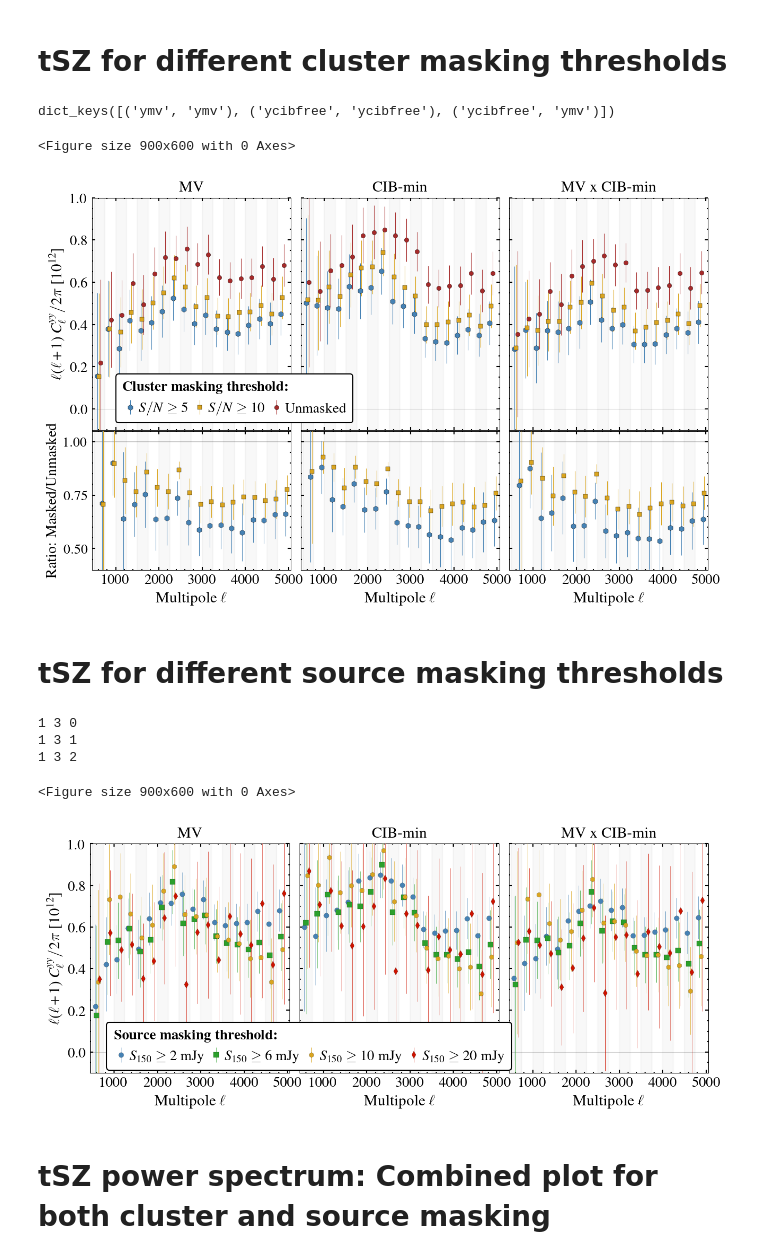
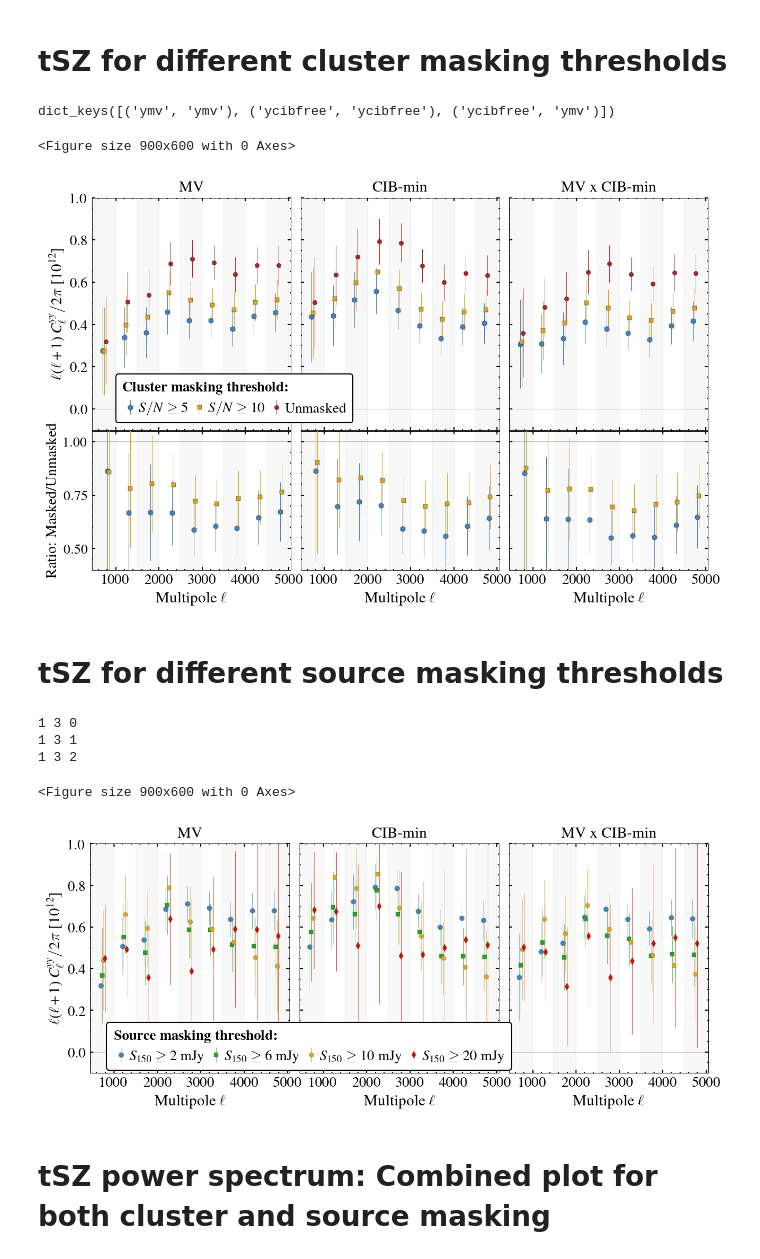
Before and after one commit to sriniraghunathan/tSZ_2pt_SPT_SPIRE, a Jupyter notebook: read_files_and_make_plots.ipynb, the cells around one changed output. Cells and saved outputs as stored; diff of their text form; code cells hidden in the pictures.

```diff
--- a/read_files_and_make_plots.ipynb
+++ b/read_files_and_make_plots.ipynb
@@ -1596,7 +1896,9 @@ dict_keys([('ymv', 'ymv'), ('ycibfree', 'ycibfree'), ('ycibfree', 'ymv')])
 # %%
 from scipy.optimize import curve_fit
 
-fname = 'results/100d_tsz_final_estimate.npy'
+#fname = 'results/100d_tsz_final_estimate.npy'
+#fname = 'results/power_spectra_lmin500_lmax7000_deltal250/100d_tsz_final_estimate_beamrc5.1_noslope.npy'
+fname = 'results/power_spectra_lmin500_lmax5000_deltal500/100d_tsz_final_estimate_beamrc5.1_noslope.npy'
 res_dic = np.load(fname, allow_pickle=True).item()
 print(res_dic.keys())
 
@@ -1724,18 +2026,22 @@ for m1m2cntr, m1m2 in enumerate( m1_m2_ilc_comb_arr_to_plot ):
             colorval, labval, mkrval, msval = cluster_masking_snr_specs_dic[cluster_masking_snr]
             #plot( el_, curr_cl_data/baseline_cl_data, color = colorval, ls = '-')
             curr_ratio = curr_cl_data/baseline_cl_data
-            ####curr_ratio_error = dl_fac * cl_data_err
-            curr_ratio_with_low_error = (curr_cl_data - cl_data_err)/(baseline_cl_data - cl_data_err)
-            curr_ratio_with_high_error = (curr_cl_data + cl_data_err)/(baseline_cl_data + cl_data_err)
+            curr_ratio_error = cl_data_err/baseline_cl_data
             yminval, ymaxval = 0.4, 1.05
             ylabval = r'Ratio: Masked/Unmasked'
+            """
             if (0):
-                curr_ratio = 1./curr_ratio
-                curr_ratio_with_low_error = 1./curr_ratio_with_low_error
-                curr_ratio_with_high_error = 1./curr_ratio_with_high_error
-                yminval, ymaxval = 0.95, 2.
-                ylabval = r'Ratio: Unmasked/masked'
-            curr_ratio_error = (curr_ratio_with_low_error-curr_ratio_with_high_error)
+                ####curr_ratio_error = dl_fac * cl_data_err
+                curr_ratio_with_low_error = (curr_cl_data - cl_data_err)/(baseline_cl_data - cl_data_err)
+                curr_ratio_with_high_error = (curr_cl_data + cl_data_err)/(baseline_cl_data + cl_data_err)
+                if (0):
+                    curr_ratio = 1./curr_ratio
+                    curr_ratio_with_low_error = 1./curr_ratio_with_low_error
+                    curr_ratio_with_high_error = 1./curr_ratio_with_high_error
+                    yminval, ymaxval = 0.95, 2.
+                    ylabval = r'Ratio: Unmasked/masked'
+                curr_ratio_error = (curr_ratio_with_low_error-curr_ratio_with_high_error)
+            """
             """
             if (0): #fit for tilt
                 x, y = el_, curr_ratio
@@ -1778,43 +2084,50 @@ for m1m2cntr, m1m2 in enumerate( m1_m2_ilc_comb_arr_to_plot ):
                      color = colorval, mec = 'black', mew = 0.2,
                      ls ='None',
                      label = labval,
                      capsize = capsizeval,
                      marker = mkrval, ms = msval,
                      elinewidth = lwval, ecolor = colorval,
                      zorder = 10000,
                     )
             xshiftval += xshiftdeltaval
 
         xlabel(r'Multipole $\ell$', fontsize = fsval)
         if m1m2cntr == 0:
             ylabel(ylabval, fontsize = fsval-0.5)
         else:
             setp(ax.get_yticklabels(), visible=False)
         xlim(xmin, xmax); ylim(yminval, ymaxval)
         axhline(1., lw = 0.2)
         ax = make_ver_shades(ax, el_)
         ax = format_axis(ax, fsval-1., fsval-1.5)
         ax.yaxis.set_major_locator(MaxNLocator(nbins=3))
 
 
 plname = 'plots/ymap_spectra_data_cluster_masking'
 plname = '%s.pdf' %(plname)
 #plname = '%s.png' %(plname)
 savefig(plname, dpi = 200.)
 show()
 # %% [output]
 dict_keys([('ymv', 'ymv'), ('ycibfree', 'ycibfree'), ('ycibfree', 'ymv')])
 <Figure size 900x600 with 0 Axes>
-[figure, old version]
+[figure, new version]
 # %% [markdown]
 # tSZ for different source masking thresholds
 # %%
-fname1 = 'results/100d_tsz_final_estimate.npy'
-fname2 = 'results/100d_tsz_final_estimate_6mjy.npy'
-fname3 = 'results/100d_tsz_final_estimate_10mjy.npy'
-fname4 = 'results/100d_tsz_final_estimate_20mjy.npy'
+#fname1 = 'results/100d_tsz_final_estimate.npy'
+extra_str = ''
+fd = 'results/power_spectra_lmin500_lmax7000_deltal250/'
+if (1):
+    fd = 'results/power_spectra_lmin500_lmax5000_deltal500/'
+    extra_str = '_beamrc5.1_noslope'
+fname1 = '%s/100d_tsz_final_estimate%s.npy' %(fd, extra_str)
+fname2 = '%s/100d_tsz_final_estimate_6mjy%s.npy' %(fd, extra_str)
+fname3 = '%s/100d_tsz_final_estimate_10mjy%s.npy' %(fd, extra_str)
+fname4 = '%s/100d_tsz_final_estimate_20mjy%s.npy' %(fd, extra_str)
 
 fname_dic = {2: fname1, 6: fname2, 10: fname3, 20: fname4}
+#fname_dic = {2: fname1, 6: fname2, 20: fname4}
 
 pl_dic = {}
 for source_masking in fname_dic:
@@ -1855,7 +2168,7 @@ ilc_specs_dic = {('ymv', 'ymv'): ['green', r'MV', mkrval1, msval1],
                }
 
 source_masking_specs_dic = {2.: ['steelblue', 'black', r'$S_{150} \ge 2$ mJy', 'o', 4.],
-                6.: ['tab:green', 'black', r'$S_{150} \ge 6$ mJy', 's', 4.],
+                6.: ['tab:green', 'black', r'$S_{150} \ge 6$ mJy', 's', 3.5],
                 10.: ['goldenrod', 'black', r'$S_{150} \ge 10$ mJy', 'h', 4.],
                 20.: ['#CD1300', 'black', r'$S_{150} \ge 20$ mJy', 'd', 4.],
                }
@@ -1963,7 +2276,7 @@ show()
 1 3 1
 1 3 2
 <Figure size 900x600 with 0 Axes>
-[figure, old version]
+[figure, new version]
 # %% [markdown]
 # tSZ power spectrum: Combined plot for both cluster and source masking
 # %%
```
Also changed, not shown: parts of 18 cells of this notebook.
